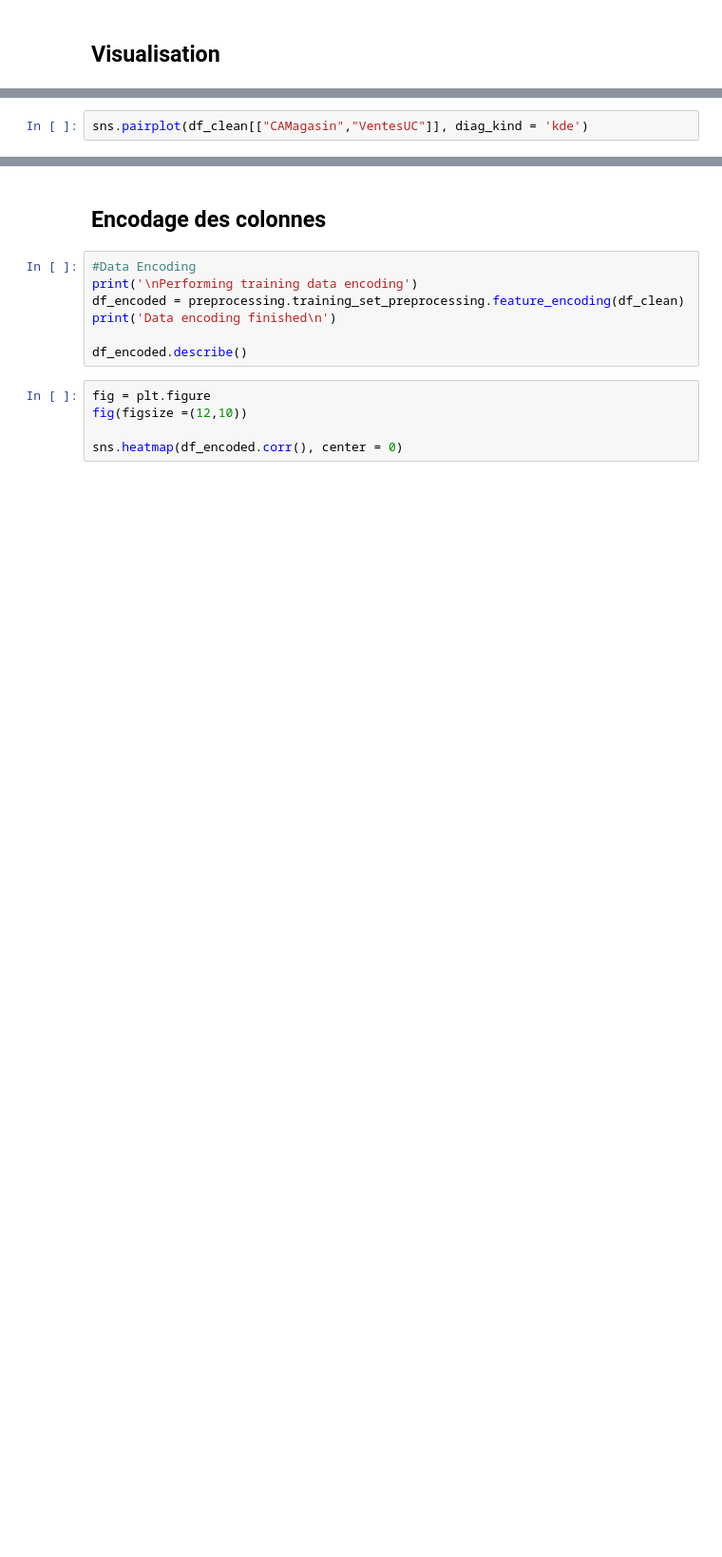
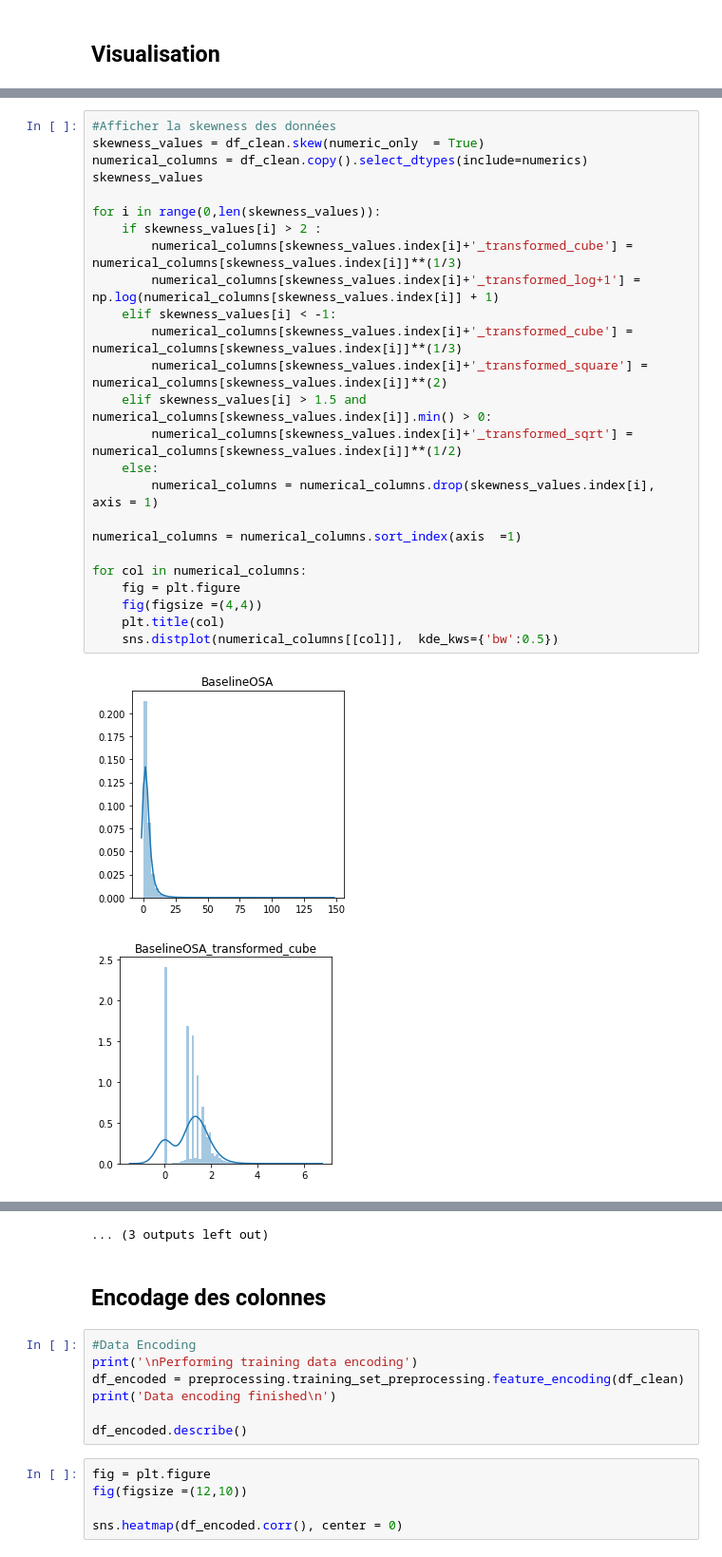
Before and after one commit to BOTTINYA/Precos_OSA, a Jupyter notebook: dev.ipynb, the cells around one changed output, grey strips where cells are left out. Shown: that part at 95% size. Cells and saved outputs as stored; diff of their text form; blank space fills up the shorter version.

```diff
--- a/dev.ipynb
+++ b/dev.ipynb
@@ -106,2 +117,28 @@ LinAlgError: singular matrix
-# %%
-sns.pairplot(df_clean[["CAMagasin","VentesUC"]], diag_kind = 'kde')
+# %%
+#Afficher la skewness des données
+skewness_values = df_clean.skew(numeric_only  = True)
+numerical_columns = df_clean.copy().select_dtypes(include=numerics)
+skewness_values
+
+for i in range(0,len(skewness_values)):
+    if skewness_values[i] > 2 :
+        numerical_columns[skewness_values.index[i]+'_transformed_cube'] = numerical_columns[skewness_values.index[i]]**(1/3)
+        numerical_columns[skewness_values.index[i]+'_transformed_log+1'] = np.log(numerical_columns[skewness_values.index[i]] + 1)
+    elif skewness_values[i] < -1:
+        numerical_columns[skewness_values.index[i]+'_transformed_cube'] = numerical_columns[skewness_values.index[i]]**(1/3)
+        numerical_columns[skewness_values.index[i]+'_transformed_square'] = numerical_columns[skewness_values.index[i]]**(2)
+    elif skewness_values[i] > 1.5 and numerical_columns[skewness_values.index[i]].min() > 0:
+        numerical_columns[skewness_values.index[i]+'_transformed_sqrt'] = numerical_columns[skewness_values.index[i]]**(1/2)
+    else:
+        numerical_columns = numerical_columns.drop(skewness_values.index[i], axis = 1)
+
+numerical_columns = numerical_columns.sort_index(axis  =1)
+
+for col in numerical_columns:
+    fig = plt.figure
+    fig(figsize =(4,4))
+    plt.title(col)
+    sns.distplot(numerical_columns[[col]],  kde_kws={'bw':0.5})
+# %% [output]
+[figure, added]
+[figure, added]
@@ -108,3 +155,4 @@ sns.pairplot(df_clean[["CAMagasin","VentesUC"]], diag_kind = 'kde')
+... (3 outputs left out)
 # %% [markdown]
 ## Encodage des colonnes
 # %%
```
Also changed, not shown: parts of 5 cells of this notebook, 2 other files.
